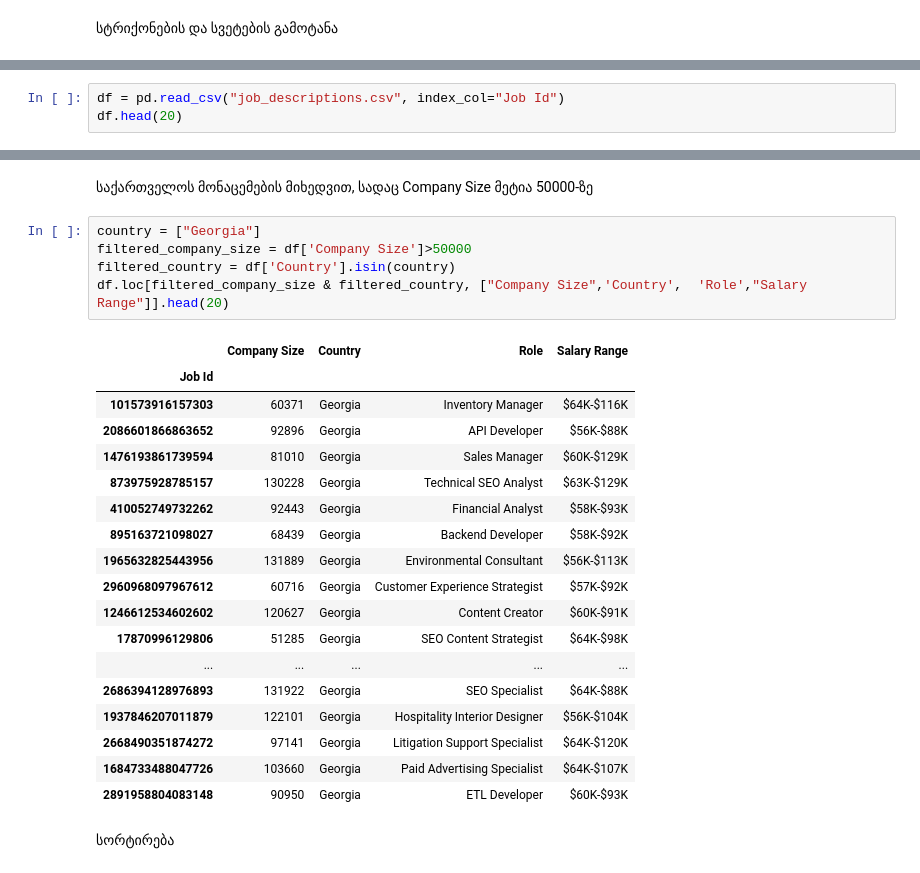
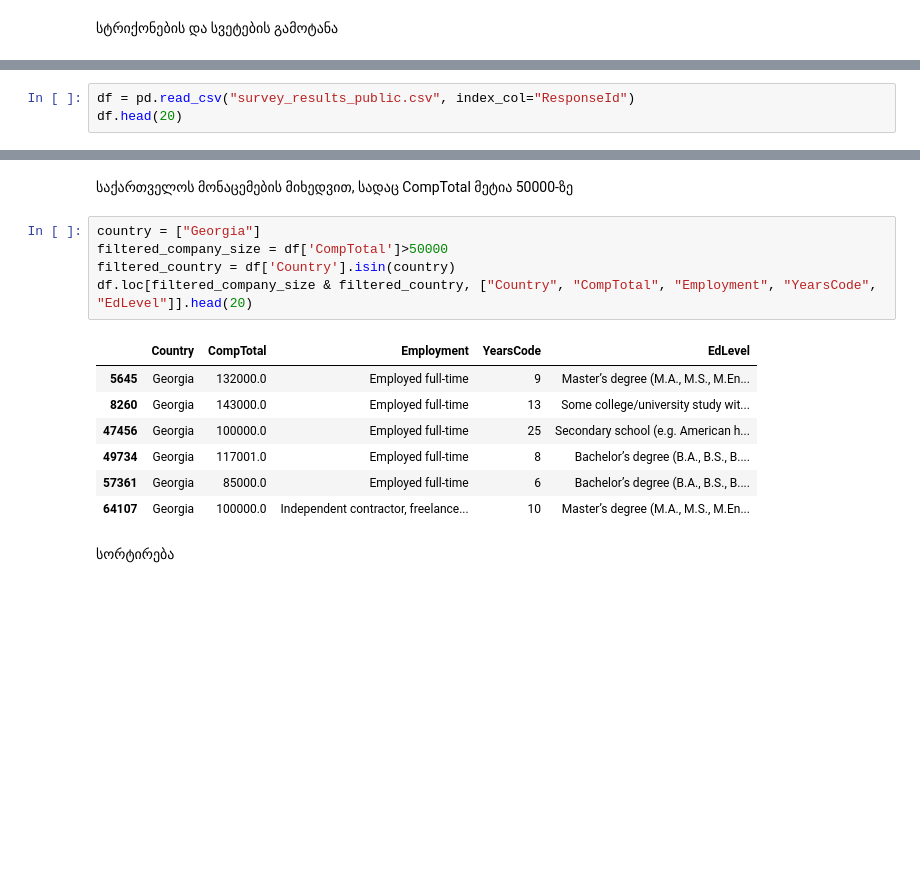
Before and after one commit to tporchkhidze/Quiz_1_job_descriptions, a Jupyter notebook: quiz1.ipynb, the cells around one changed output, grey strips where cells are left out. Drawn from its saved outputs; the diff is of its cells as text; blank space fills up the shorter version.

```diff
--- a/quiz1.ipynb
+++ b/quiz1.ipynb
@@ -27,4 +27,4 @@ df[["Experience", "Job Title", "skills", "Salary Range"]].head(20)
 # %%
-df = pd.read_csv("job_descriptions.csv", index_col="Job Id")
+df = pd.read_csv("survey_results_public.csv", index_col="ResponseId")
 df.head(20)
 # %% [output]
@@ -50,29 +50,18 @@ df.head(20)
 # %% [markdown]
-საქართველოს მონაცემების მიხედვით, სადაც Company Size მეტია 50000-ზე
+საქართველოს მონაცემების მიხედვით, სადაც CompTotal მეტია 50000-ზე
 # %%
 country = ["Georgia"]
-filtered_company_size = df['Company Size']>50000
+filtered_company_size = df['CompTotal']>50000
 filtered_country = df['Country'].isin(country)
-df.loc[filtered_company_size & filtered_country, ["Company Size",'Country',  'Role',"Salary Range"]].head(20)
+df.loc[filtered_company_size & filtered_country, ["Country", "CompTotal", "Employment", "YearsCode", "EdLevel"]].head(20)
 # %% [output]
-|  | Company Size | Country | Role | Salary Range |
-| Job Id |  |  |  |  |
-| 101573916157303 | 60371 | Georgia | Inventory Manager | $64K-$116K |
-| 2086601866863652 | 92896 | Georgia | API Developer | $56K-$88K |
-| 1476193861739594 | 81010 | Georgia | Sales Manager | $60K-$129K |
-| 873975928785157 | 130228 | Georgia | Technical SEO Analyst | $63K-$129K |
-| 410052749732262 | 92443 | Georgia | Financial Analyst | $58K-$93K |
-| 895163721098027 | 68439 | Georgia | Backend Developer | $58K-$92K |
-| 1965632825443956 | 131889 | Georgia | Environmental Consultant | $56K-$113K |
-| 2960968097967612 | 60716 | Georgia | Customer Experience Strategist | $57K-$92K |
-| 1246612534602602 | 120627 | Georgia | Content Creator | $60K-$91K |
-| 17870996129806 | 51285 | Georgia | SEO Content Strategist | $64K-$98K |
-| ... | ... | ... | ... | ... |
-| 2686394128976893 | 131922 | Georgia | SEO Specialist | $64K-$88K |
-| 1937846207011879 | 122101 | Georgia | Hospitality Interior Designer | $56K-$104K |
-| 2668490351874272 | 97141 | Georgia | Litigation Support Specialist | $64K-$120K |
-| 1684733488047726 | 103660 | Georgia | Paid Advertising Specialist | $64K-$107K |
-| 2891958804083148 | 90950 | Georgia | ETL Developer | $60K-$93K |
+|  | Country | CompTotal | Employment | YearsCode | EdLevel |
+| 5645 | Georgia | 132000.0 | Employed full-time | 9 | Master’s degree (M.A., M.S., M.En... |
+| 8260 | Georgia | 143000.0 | Employed full-time | 13 | Some college/university study wit... |
+| 47456 | Georgia | 100000.0 | Employed full-time | 25 | Secondary school (e.g. American h... |
+| 49734 | Georgia | 117001.0 | Employed full-time | 8 | Bachelor’s degree (B.A., B.S., B.... |
+| 57361 | Georgia | 85000.0 | Employed full-time | 6 | Bachelor’s degree (B.A., B.S., B.... |
+| 64107 | Georgia | 100000.0 | Independent contractor, freelance... | 10 | Master’s degree (M.A., M.S., M.En... |
 # %% [markdown]
 სორტირება
 # %%
```
Also changed, not shown: parts of 12 cells of this notebook, 1 other file.
